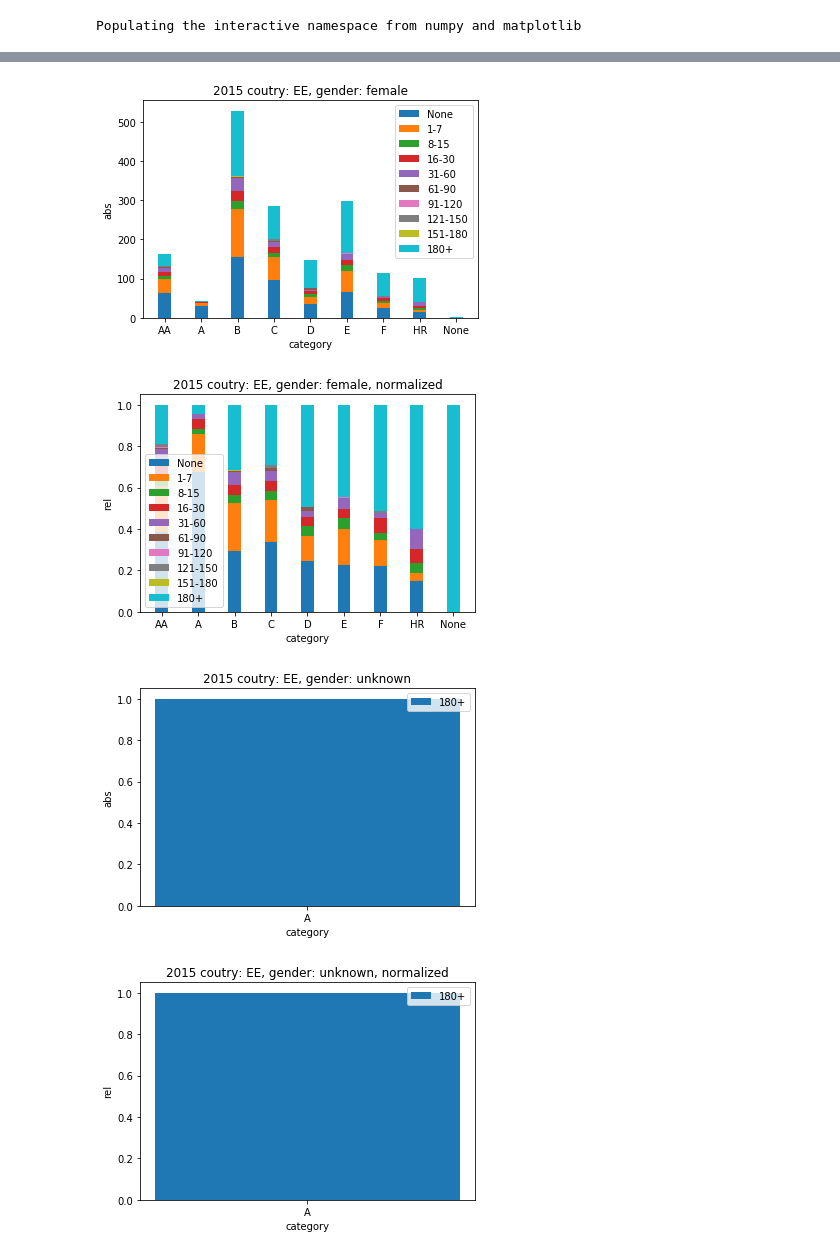
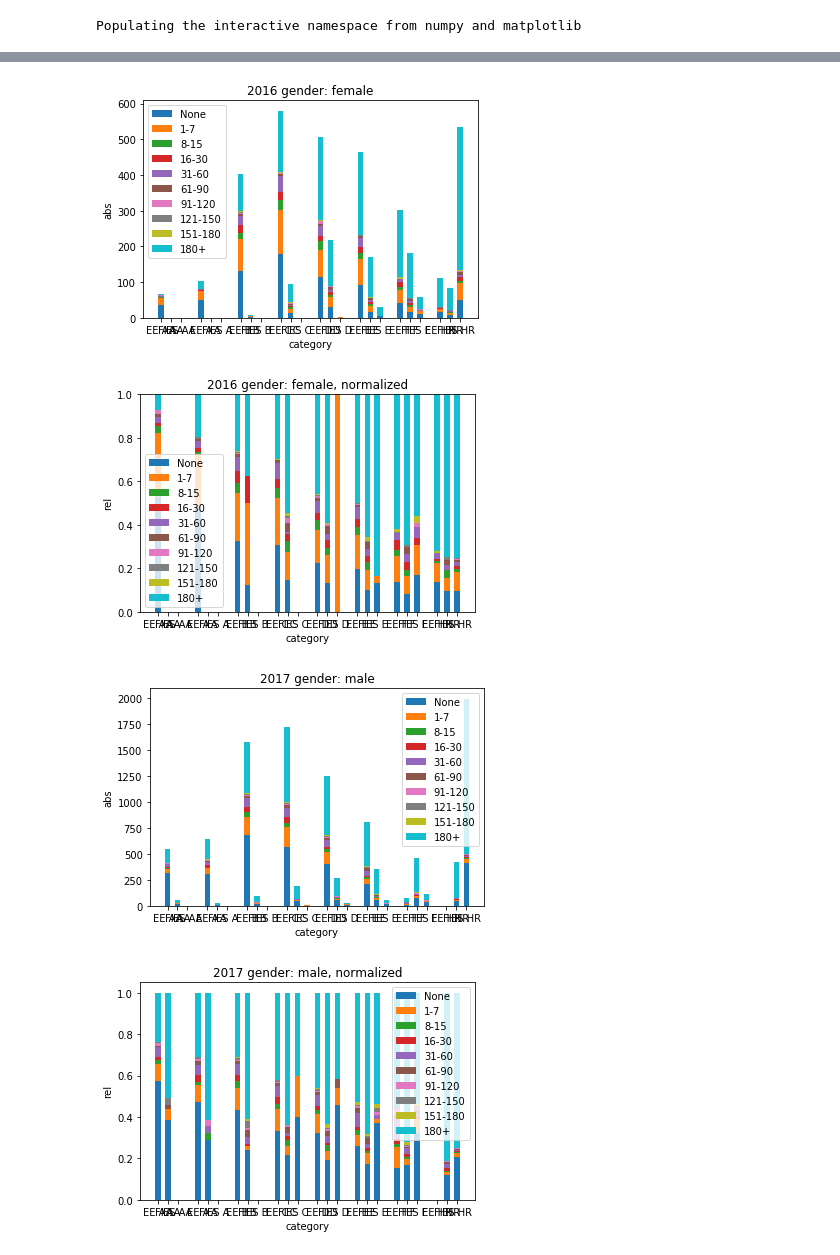
Before and after one commit to TheTesla/bondora-analyse, a Jupyter notebook: bondora-by-rating.ipynb, the cells around one changed output, grey strips where cells are left out. Saved outputs shown, nothing was run; the diff lists cells and outputs as text; code cells hidden in the pictures.

Commit message:
all conutries in one graph

```diff
--- a/bondora-by-rating.ipynb
+++ b/bondora-by-rating.ipynb
@@ -83,9 +198,10 @@ loansByYear = {y: [x for x in payload if '{}'.format(y) == x['FirstPaymentDate']
 # %% [output]
 Populating the interactive namespace from numpy and matplotlib
 # %%
-for year in range(2015,2019):
-    for country in ['EE', 'ES', 'FI', 'SK']:
-        for gender in [0, 1, 2]:
-            barStacked(structureData(filterByValue(filterByValue(loansByYear[year], 'Country', country), 'Gender', gender), ['Rating','WorseLateCategory']),title='{} coutry: {}, gender: {}'.format(year, country, {0: 'male', 1: 'female', 2: 'unknown'}[gender]),yLabel='abs',normalize=False)
-            barStacked(structureData(filterByValue(filterByValue(loansByYear[year], 'Country', country), 'Gender', gender), ['Rating','WorseLateCategory']),title='{} coutry: {}, gender: {}, normalized'.format(year, country, {0: 'male', 1: 'female', 2: 'unknown'}[gender]))
+for year in range(2016,2019):
+    for gender in [0, 1]:
+        barStacked2D(structureData(filterByValue(loansByYear[year], 'Gender', gender), ['Country', 'Rating','WorseLateCategory']),title='{} gender: {}'.format(year, {0: 'male', 1: 'female', 2: 'unknown'}[gender]),yLabel='abs',normalize=False)
+        barStacked2D(structureData(filterByValue(loansByYear[year], 'Gender', gender), ['Country', 'Rating','WorseLateCategory']),title='{} gender: {}, normalized'.format(year, {0: 'male', 1: 'female', 2: 'unknown'}[gender]))
+        #barStacked(structureData(filterByValue(loansByYear[year], 'Gender', gender), ['Rating','WorseLateCategory']),title='{} gender: {}'.format(year, {0: 'male', 1: 'female', 2: 'unknown'}[gender]),yLabel='abs',normalize=False)
+        #barStacked(structureData(filterByValue(loansByYear[year], 'Gender', gender), ['Rating','WorseLateCategory']),title='{} gender: {}, normalized'.format(year, {0: 'male', 1: 'female', 2: 'unknown'}[gender]))
 # %% [output]
@@ -94,4 +210,4 @@ for year in range(2015,2019):
-[figure, old version]
+[figure, new version]
-[figure, old version]
+[figure, new version]
-[figure, old version]
+[figure, new version]
-[figure, old version]
+[figure, new version]
```
Also changed, not shown: parts of 3 cells of this notebook.
